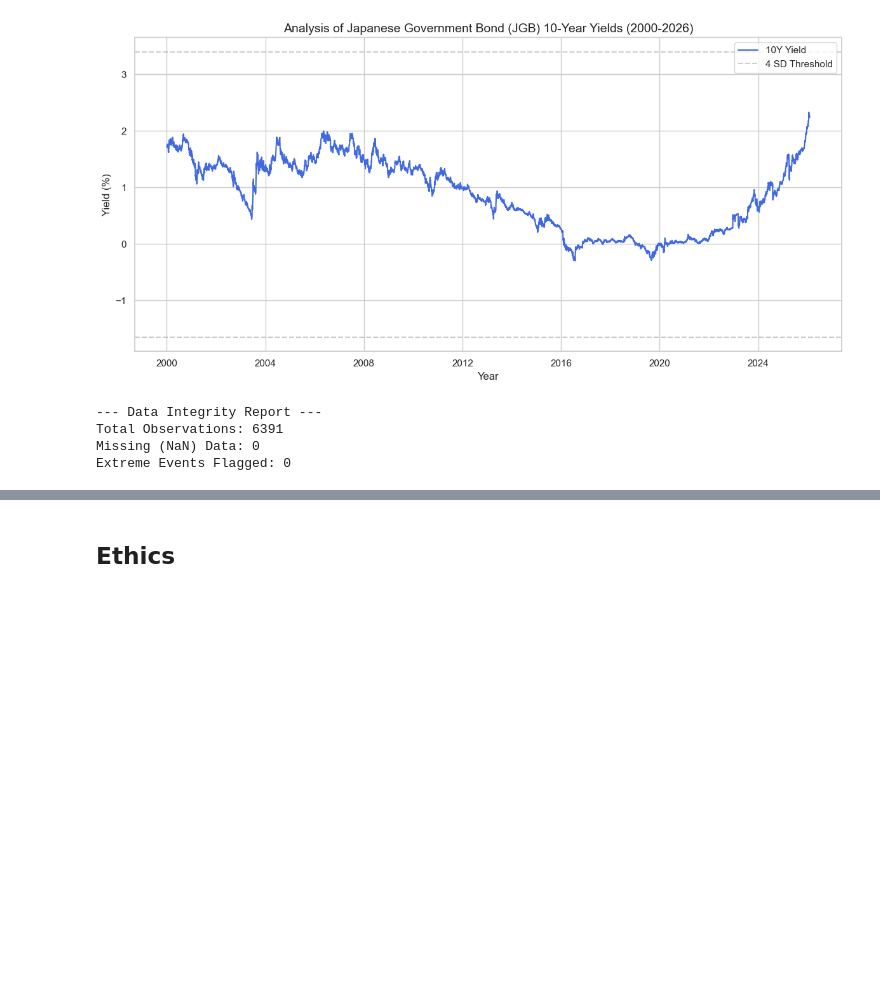
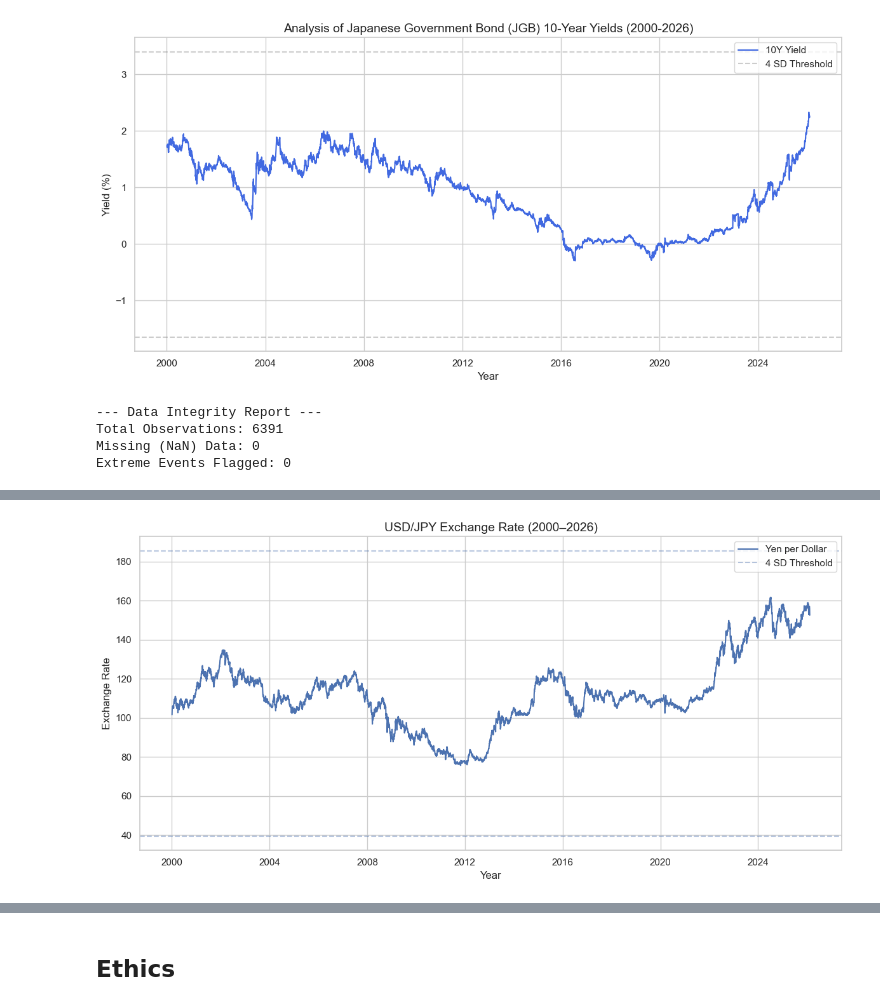
Before and after one commit to COGS108/Group024_WI26, a Jupyter notebook: 01-DataCheckpoint.ipynb, the cells around one changed output, grey strips where cells are left out. Saved outputs shown, nothing was run; the diff lists cells and outputs as text; code cells hidden in the pictures; blank space fills up the shorter version.

Commit message:
Completed the datacheck point (Dan- Dataset #1, Ammar- Dataset #2, Alan- Dataset #3, Me- Dataset #4 & #5

```diff
--- a/01-DataCheckpoint.ipynb
+++ b/01-DataCheckpoint.ipynb
@@ -198,0 +235,82 @@ Please note that you can always keep adding more datasets in the future if these
+# %%
+# 1. Load the dataset
+raw_path = "data/00-raw/usd_jpy.csv"
+df = pd.read_csv(raw_path)
+
+# 2. Tidy & Filter (Yen per Dollar / 2000-2026)
+df = df.rename(columns={
+    "observation_date": "Date",
+    "DEXJPUS": "YenPerDollar"
+})
+
+df["Date"] = pd.to_datetime(df["Date"], errors="coerce")
+df["YenPerDollar"] = pd.to_numeric(df["YenPerDollar"], errors="coerce")
+
+mask = (df["Date"] >= "2000-01-01") & (df["Date"] <= "2026-02-12")
+df_JPUS = df.loc[mask, ["Date", "YenPerDollar"]].copy()
+
+# 3. Size of data
+data_size = len(df_JPUS)
+
+# 4. Missing data info
+na_count = df_JPUS.isna().any(axis=1).sum()
+
+# I suspect that empty entries are not random and related to holidays/days off
+# To test, I am checking to see how many New Years days have no entries
+# If most, or all, New Years have no entries, it means that missing values are not random and are days off
+
+df["month"] = df["Date"].dt.month
+df["day"] = df["Date"].dt.day
+new_year = df[(df["month"] == 1) & (df["day"] == 1)]
+is_new_years_empty = new_year["YenPerDollar"].isna().mean()    # if == 1, it means all New Years entries have no value
+
+
+
+# 5. Outlier Flagging
+mean_val = df_JPUS["YenPerDollar"].mean()
+std_val = df_JPUS["YenPerDollar"].std()
+upper_limit = mean_val + (4 * std_val)    # anything beyond 4 std is extreme
+lower_limit = mean_val - (4 * std_val)    # and will be flagged
+
+suspicious_entries = df_JPUS[(df_JPUS["YenPerDollar"] > upper_limit) | (df_JPUS["YenPerDollar"] < lower_limit)]
+flag_count = len(suspicious_entries)
+
+# 6. Cleaning data
+df_clean = df_JPUS.dropna()
+
+# 7. Saving data
+os.makedirs('data/02-processed', exist_ok=True)
+df_clean.to_csv("data/02-processed/clean_exchange_rate_JPUS.csv", index=False)
+
+# Seaborn Visualization
+sns.set_theme(style="whitegrid")
+plt.figure(figsize=(12, 6))
+
+# Main plot for the dollar/yen exchange rate over time
+sns.lineplot(data = df_clean, x="Date", y="YenPerDollar",label="Yen per Dollar")
+
+# Flag sus on plot
+if(flag_count > 0):
+    sns.scatterplot(data=suspicious_entries, x="Date", y="YenPerDollar", color="red", label="Flagged Events", xorder=10)
+
+# Add refernce lines for the SD threshold
+plt.axhline(upper_limit, linestyle="--", alpha=0.4, label="4 SD Threshold")
+plt.axhline(lower_limit, linestyle="--", alpha=0.4)
+
+# Graph Labels/Style
+plt.title("USD/JPY Exchange Rate (2000–2026)", fontsize=14)
+plt.ylabel("Exchange Rate")
+plt.xlabel("Year")
+plt.legend(loc="upper right")
+plt.tight_layout()
+plt.show()
+
+# Data integrity report
+print(f"--- Data Integrity Report ---")
+print(f"Total Observations: {data_size}")
+print(f"Missing (NaN) Data: {na_count}")
+if(is_new_years_empty == 1):
+    print("   Missing data is very unlikely to be random as all New Years days have no data, showcasing that it is likely holidays/days off")
+print(f"Extreme Events Flagged: {flag_count}")
+# %% [output]
+[figure, added]
```
Also changed, not shown: parts of 16 cells of this notebook.
